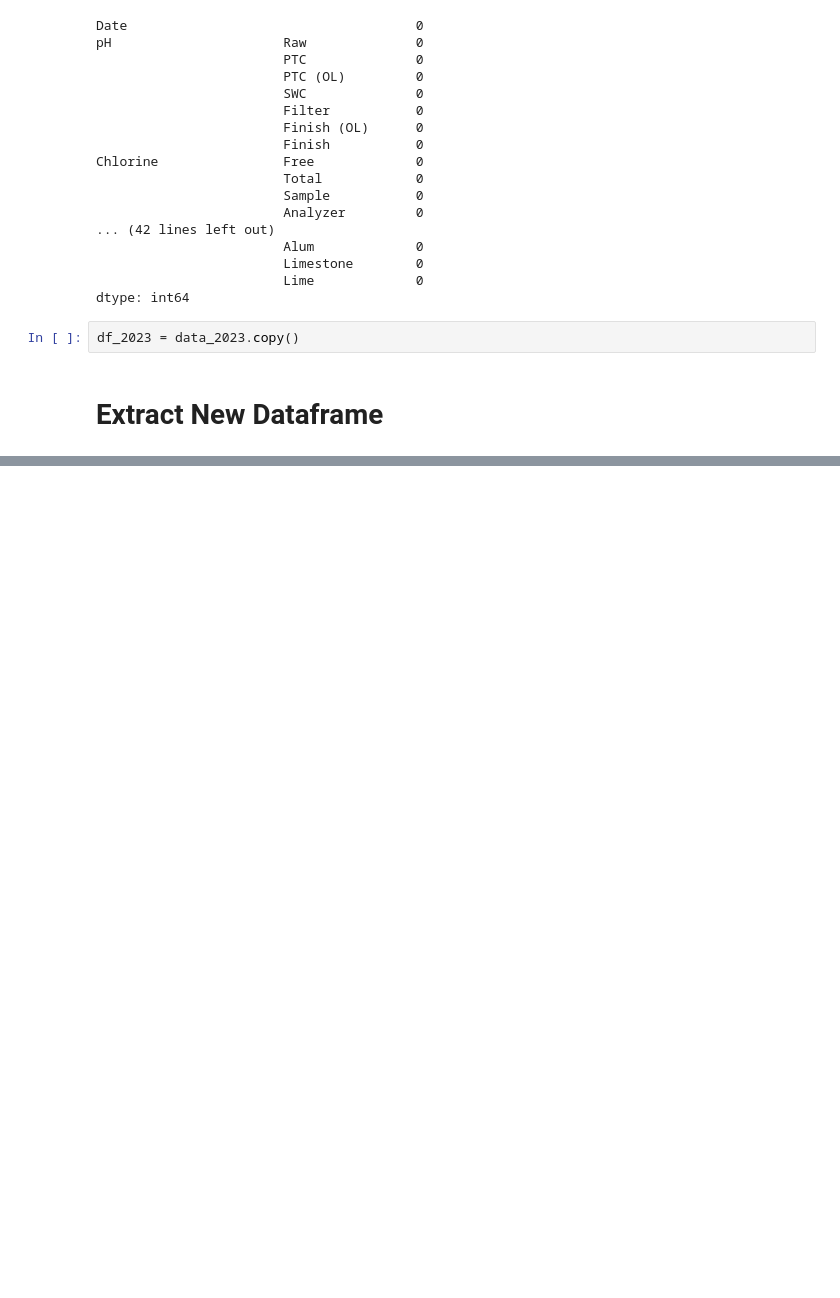
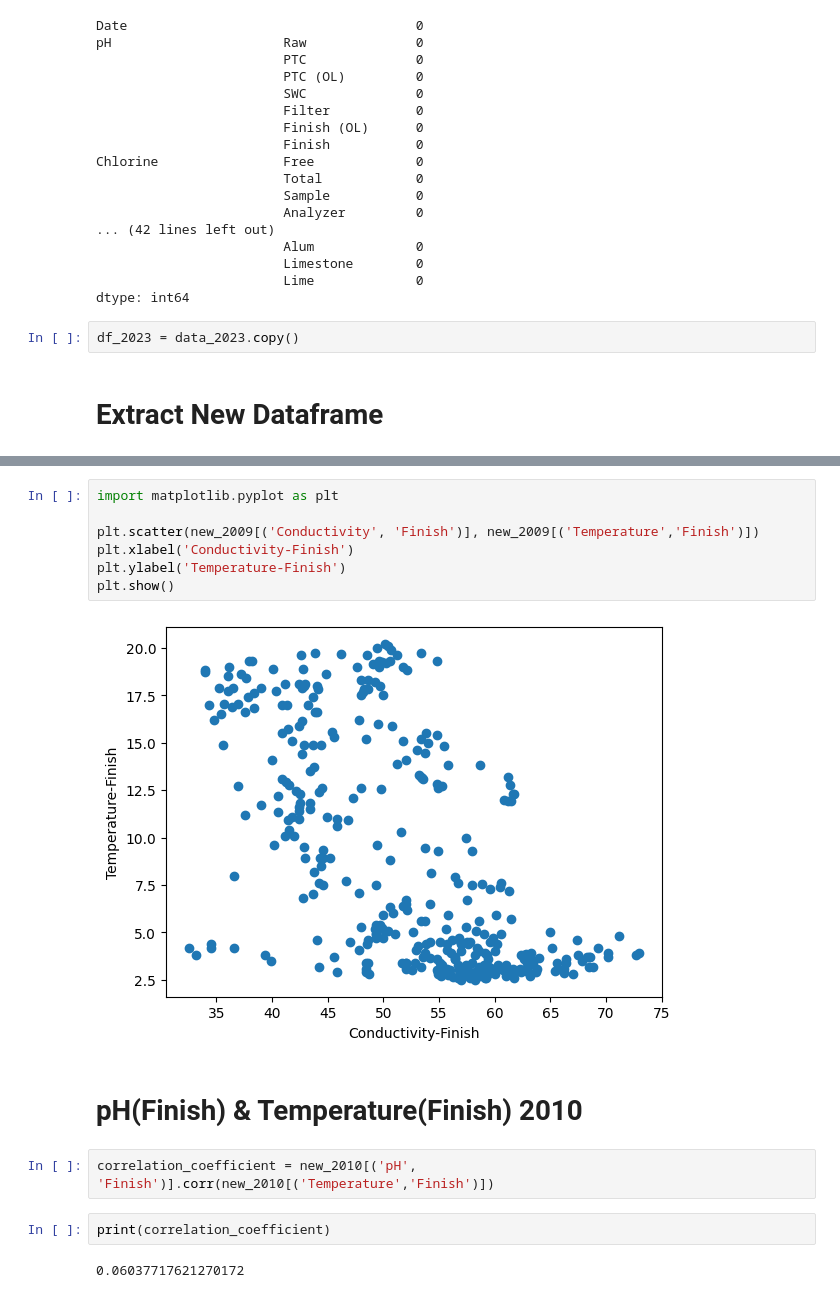
Before and after one commit to dinaomidvartehrani/Water-Treatment-Plant-WTP-Analysis, a Jupyter notebook: team/Dina/Processing.ipynb, the cells around one changed output, grey strips where cells are left out. Cells and saved outputs as stored; diff of their text form; blank space fills up the shorter version.

```diff
--- a/team/Dina/Processing.ipynb
+++ b/team/Dina/Processing.ipynb
@@ -2105,0 +2149,17 @@ AssertionError: ignored
+# %%
+import matplotlib.pyplot as plt
+
+plt.scatter(new_2009[('Conductivity', 'Finish')], new_2009[('Temperature','Finish')])
+plt.xlabel('Conductivity-Finish')
+plt.ylabel('Temperature-Finish')
+plt.show()
+# %% [output]
+[figure, added]
+# %% [markdown]
+# pH(Finish) & Temperature(Finish) 2010
+# %%
+correlation_coefficient = new_2010[('pH', 'Finish')].corr(new_2010[('Temperature','Finish')])
+# %%
+print(correlation_coefficient)
+# %% [output]
+0.06037717621270172
```
Also changed, not shown: parts of 315 cells of this notebook.
